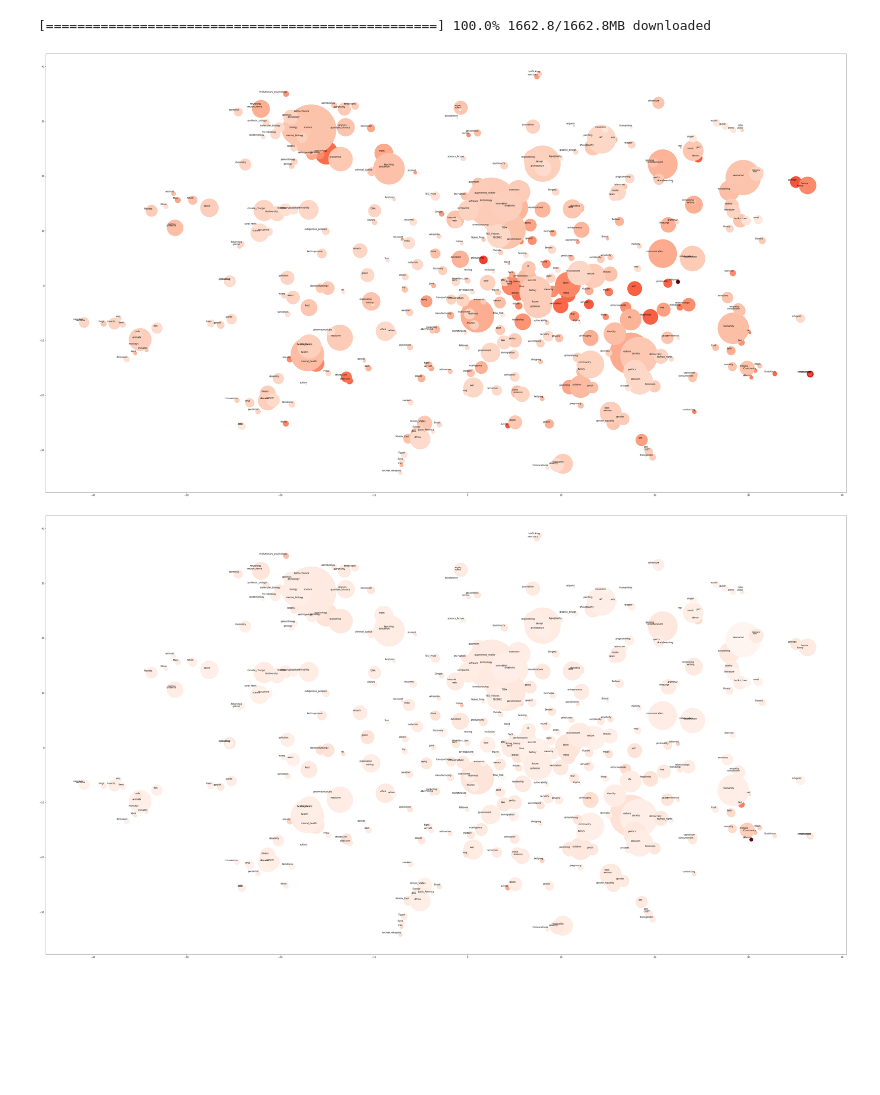
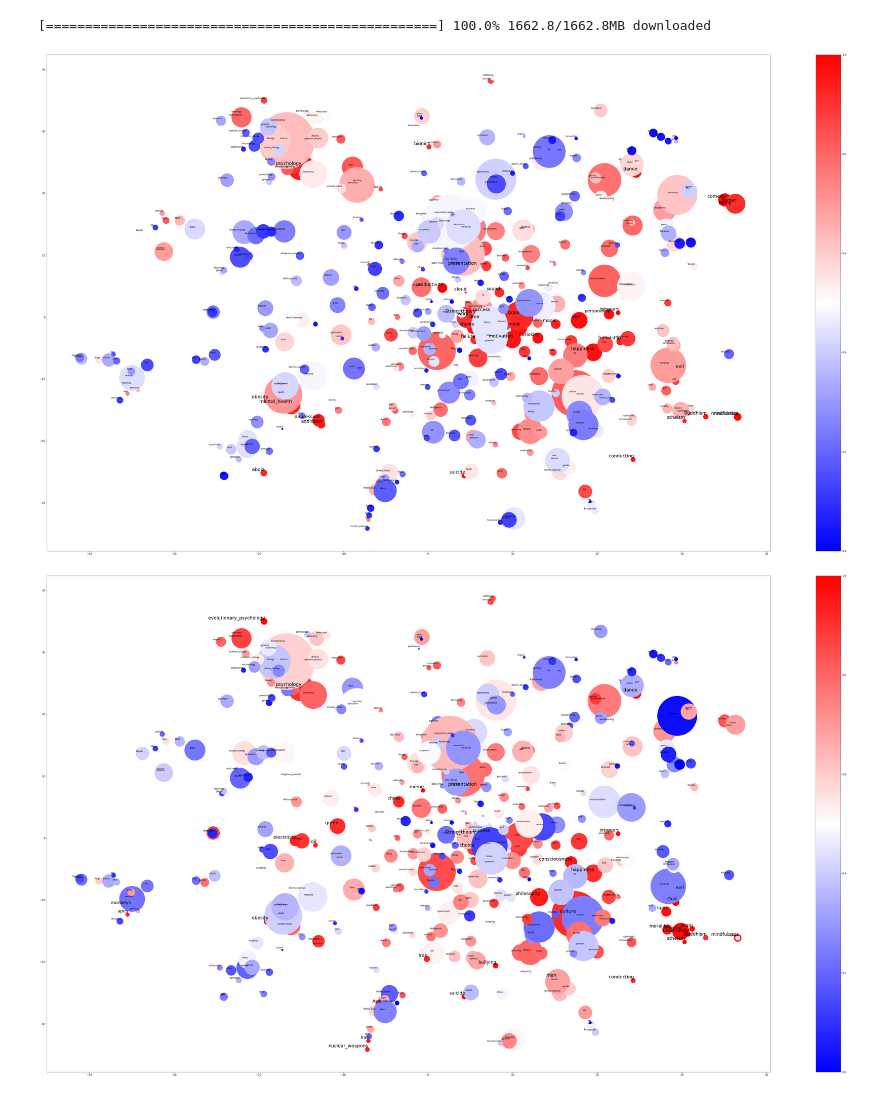
Before and after one commit to yatshunlee/ted-analysis, a Jupyter notebook: word2vec/word2vec.ipynb, the cells around one changed output. Drawn from its saved outputs; the diff is of its cells as text; code cells hidden in the pictures; blank space fills up the shorter version.

```diff
--- a/word2vec/word2vec.ipynb
+++ b/word2vec/word2vec.ipynb
@@ -35,19 +35,32 @@ def tsne_plot(model, filename):
     x.append(value[0])
     y.append(value[1])
 
-  cmap = cm.get_cmap('Reds')
-  color_list_norm = [(float(i)-min(color_list))/(max(color_list)-min(color_list)) for i in color_list]
+  cmap = cm.get_cmap('bwr') # hot, plasma, Reds
+  # color_list_norm = [1-(float(i)-min(color_list))/(max(color_list)-min(color_list)) for i in color_list]
+  color_list_rank = color_list.rank()
+  color_list_norm = color_list_rank / len(color_list_rank)
   colors_norm = cmap(color_list_norm)
 
   plt.figure(figsize= (64,36))
   for i in range(len(x)):
     plt.scatter(x[i],y[i],s=size_list[i], c=colors_norm[i].reshape(1,-1))
-    plt.annotate(labels[i],
-                 xy= (x[i],y[i]),
-                 xytext= (4,4),
-                 textcoords= "offset points",
-                 ha= "right",
-                 va= "bottom")
+    if color_list_norm[i] > 0.90:
+      plt.annotate(labels[i],
+                  xy= (x[i],y[i]),
+                  xytext= (4,4),
+                  textcoords= "offset points",
+                  fontsize = 18,
+                  ha= "right",
+                  va= "bottom")
+    else:
+      plt.annotate(labels[i],
+                  xy= (x[i],y[i]),
+                  xytext= (4,4),
+                  textcoords= "offset points",
+                  fontsize = 8,
+                  ha= "right",
+                  va= "bottom")
+  plt.colorbar(cm.ScalarMappable(cmap='bwr'))
   plt.savefig("/content/gdrive/My Drive/Colab Notebooks/colab_result/" + filename)
   plt.show()
 # %%
@@ -70,18 +83,18 @@ df_topic_final_views_avg = pd.read_csv("/content/gdrive/My Drive/Colab Notebooks
 # %%
 # plot using color = views_avg, size = topic_count
 vocab = df_topic_final_views_avg["topic"]
 color_list = df_topic_final_views_avg["views_avg"]
 size_list = df_topic_final_views_avg["topic_count"] * 50
 perplexity_lv = 8
-tsne_plot(word2vec, "plot_views.png")
+tsne_plot(word2vec, "plot_views.pdf")
 # %% [output]
-[figure, old version]
+[figure, new version]
 # %%
 # plot using color = comments_avg, size = topic_count
 vocab = df_topic_final_views_avg["topic"]
 color_list = df_topic_final_views_avg["comments_avg"]
 size_list = df_topic_final_views_avg["topic_count"] * 50
 perplexity_lv = 8
-tsne_plot(word2vec, "plot_comments.png")
+tsne_plot(word2vec, "plot_comments.pdf")
 # %% [output]
-[figure, old version]
+[figure, new version]
```
